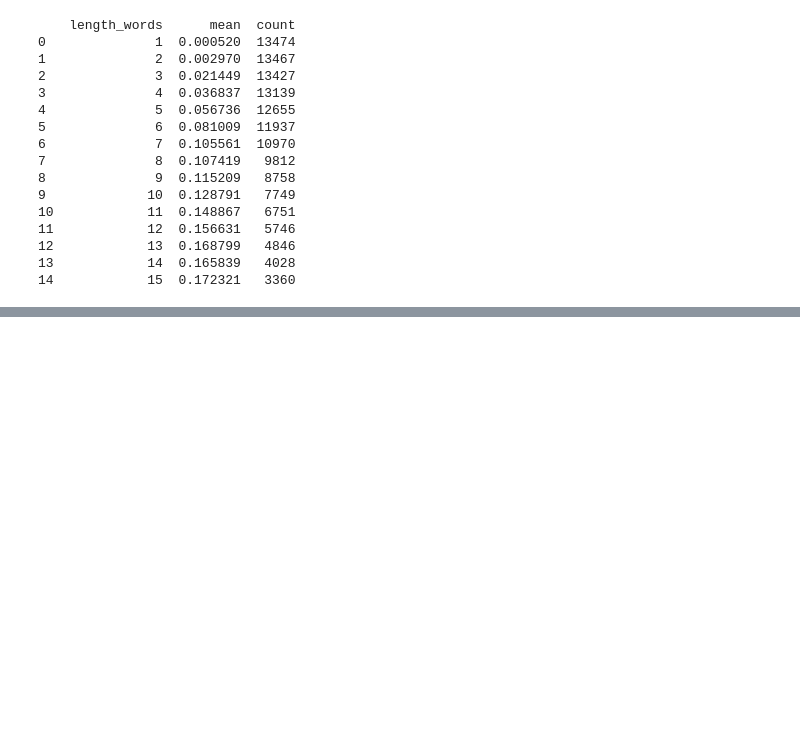
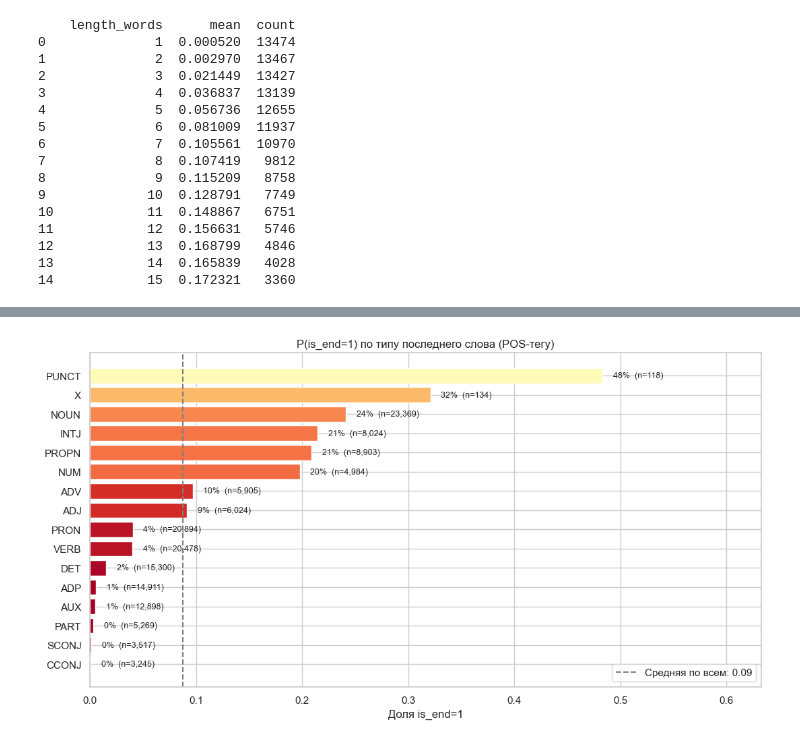
Before and after one commit to bukenov/turn-detector, a Jupyter notebook: notebooks/01_eda.ipynb, the cells around one changed output, grey strips where cells are left out. Drawn from its saved outputs; the diff is of its cells as text; code cells hidden in the pictures; blank space fills up the shorter version.

```diff
--- a/notebooks/01_eda.ipynb
+++ b/notebooks/01_eda.ipynb
@@ -453,3 +453,15 @@ print(length_vs_end.head(15))
 12            13  0.168799   4846
 13            14  0.165839   4028
 14            15  0.172321   3360
+# %%
+# Доля is_end=1 для каждого POS-тега + количество примеров
+pos_stats = df.groupby('last_pos').agg(
+    count=('is_end', 'size'),
+    end_rate=('is_end', 'mean')
+).reset_index().sort_values('end_rate', ascending=False)
+
+# Отфильтруем редкие POS (меньше 100 примеров) — статистика по ним шумная
+pos_stats = pos_stats[pos_stats['count'] >= 100]
+
+print("=== Вероятность 'конец реплики' для каждого POS-тега ===")
+print(pos_stats.to_string(index=False))
@@ -455,0 +487,30 @@ print(length_vs_end.head(15))
+# %%
+fig, ax = plt.subplots(figsize=(11, 6))
+
+bars = ax.barh(
+    pos_stats['last_pos'],
+    pos_stats['end_rate'],
+    color=plt.cm.RdYlGn(pos_stats['end_rate'])  # цвет от красного к зелёному
+)
+
+# Подписи на каждом столбике: процент + сколько примеров
+for i, (_, row) in enumerate(pos_stats.iterrows()):
+    ax.text(
+        row['end_rate'] + 0.01, i,
+        f"{row['end_rate']*100:.0f}%  (n={row['count']:,})",
+        va='center', fontsize=9
+    )
+
+ax.set_xlabel('Доля is_end=1')
+ax.set_title('P(is_end=1) по типу последнего слова (POS-тегу)')
+ax.set_xlim(0, max(pos_stats['end_rate']) + 0.15)
+ax.invert_yaxis()
+ax.axvline(df['is_end'].mean(), color='gray', linestyle='--',
+           label=f'Средняя по всем: {df["is_end"].mean():.2f}')
+ax.legend(loc='lower right')
+
+plt.tight_layout()
+plt.savefig('../reports/figures/pos_vs_end.png', dpi=150, bbox_inches='tight')
+plt.show()
+# %% [output]
+[figure, added]
```
Also changed, not shown: parts of 2 cells of this notebook, 2 other files.
